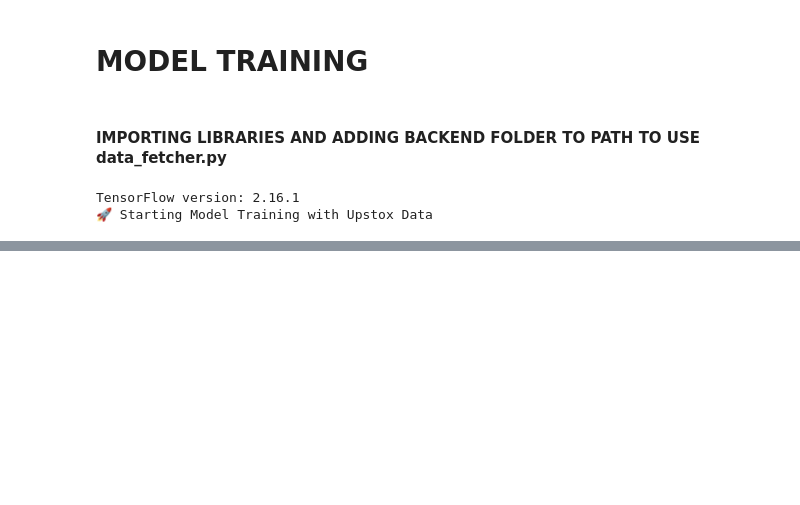
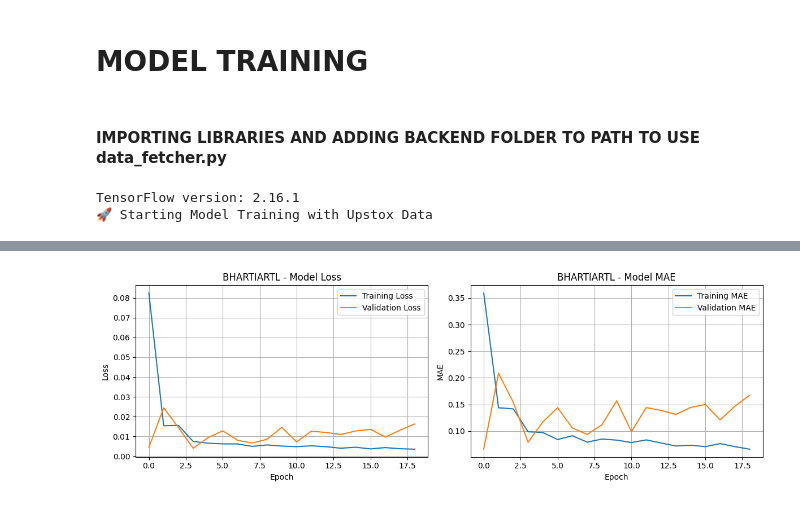
Before and after one commit to jcb03/Indian-Stock-Market-Prediction-ML-project, a Jupyter notebook: notebooks/model_training.ipynb, the cells around one changed output, grey strips where cells are left out. Drawn from its saved outputs; the diff is of its cells as text; code cells hidden in the pictures; blank space fills up the shorter version.

```diff
--- a/notebooks/model_training.ipynb
+++ b/notebooks/model_training.ipynb
@@ -31,0 +170,89 @@ TensorFlow version: 2.16.1
+# %%
+data_files = [f for f in os.listdir('../data') if f.endswith('_upstox_data.csv')]
+print(f"Found {len(data_files)} data files: {data_files}")
+
+symbols = []
+for file in data_files:
+    symbol = file.replace('_upstox_data.csv', '')
+    symbols.append(symbol)
+
+print(f"Training models for: {symbols}")
+
+models_performance = {}
+
+for symbol in symbols:
+    print(f"\n🎯 Training model for {symbol}")
+
+    # Load data
+    try:
+        data = pd.read_csv(f'../data/{symbol}_upstox_data.csv')
+        data['Date'] = pd.to_datetime(data['Date'])
+        print(f"📊 Loaded {len(data)} records for {symbol}")
+    except FileNotFoundError:
+        print(f"❌ Data file not found for {symbol}")
+        continue
+
+    # Prepare data
+    preprocessor = StockDataPreprocessor()
+    data = preprocessor.prepare_features(data)
+    X, y = preprocessor.create_sequences(data)
+
+    if len(X) < 100:  # Need sufficient data for training
+        print(f"❌ Insufficient data for {symbol} ({len(X)} sequences)")
+        continue
+
+    # Split data
+    split_idx = int(len(X) * 0.8)
+    val_split_idx = int(split_idx * 0.9)
+
+    X_train = X[:val_split_idx]
+    y_train = y[:val_split_idx]
+    X_val = X[val_split_idx:split_idx]
+    y_val = y[val_split_idx:split_idx]
+    X_test = X[split_idx:]
+    y_test = y[split_idx:]
+
+    print(f"📈 Data split: Train={len(X_train)}, Val={len(X_val)}, Test={len(X_test)}")
+
+    # Train model
+    model = StockLSTMModel(input_shape=(X.shape[1], X.shape[2]))
+    print(f"🏗️ Model built with input shape: {model.input_shape}")
+
+    history = model.train(X_train, y_train, X_val, y_val, epochs=50)
+
+    # Evaluate
+    metrics = model.evaluate(X_test, y_test, preprocessor)
+    models_performance[symbol] = metrics
+
+    print(f"✅ {symbol} - RMSE: {metrics['RMSE']:.2f}, R²: {metrics['R2']:.4f}")
+
+    # Save model and preprocessor
+    os.makedirs('../models', exist_ok=True)
+    model.model.save(f'../models/{symbol}_model.h5')
+    joblib.dump(preprocessor, f'../models/{symbol}_preprocessor.pkl')
+
+    # Plot training history
+    plt.figure(figsize=(12, 4))
+
+    plt.subplot(1, 2, 1)
+    plt.plot(history.history['loss'], label='Training Loss')
+    plt.plot(history.history['val_loss'], label='Validation Loss')
+    plt.title(f'{symbol} - Model Loss')
+    plt.xlabel('Epoch')
+    plt.ylabel('Loss')
+    plt.legend()
+    plt.grid(True)
+
+    plt.subplot(1, 2, 2)
+    plt.plot(history.history['mae'], label='Training MAE')
+    plt.plot(history.history['val_mae'], label='Validation MAE')
+    plt.title(f'{symbol} - Model MAE')
+    plt.xlabel('Epoch')
+    plt.ylabel('MAE')
+    plt.legend()
+    plt.grid(True)
+
+    plt.tight_layout()
+    plt.savefig(f'../models/{symbol}_training_history.png', dpi=300, bbox_inches='tight')
+    plt.show()
+# %% [output]
@@ -31,0 +278 @@ TensorFlow version: 2.16.1
+[figure, added]
```
Also changed, not shown: parts of 8 cells of this notebook, 1 other file.
